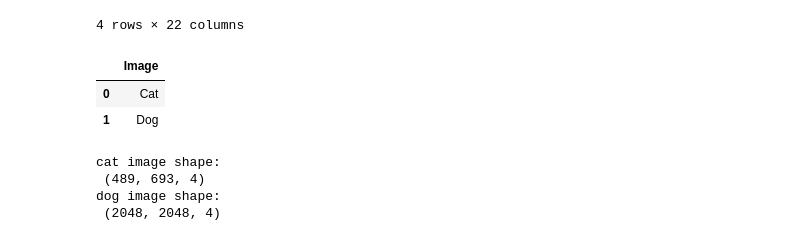
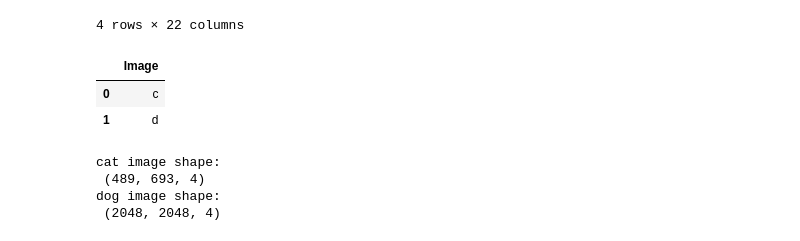
Before and after one commit to Taoheed-O/Machine-Learning, a Jupyter notebook: Feature_Engineering/Feature_Engineering.ipynb, the cells around one changed output. Cells and saved outputs as stored; diff of their text form; code cells hidden in the pictures.

```diff
--- a/Feature_Engineering/Feature_Engineering.ipynb
+++ b/Feature_Engineering/Feature_Engineering.ipynb
@@ -395,12 +396,12 @@ from skimage import io
 # %%
 c = io.imread('minion.png')
 d = io.imread('minion_2.png')
-df = pd.DataFrame(['Cat', 'Dog'], columns=['Image'])
+df = pd.DataFrame(['c', 'd'], columns=['Image'])
 df
 # %% [output]
 |  | Image |
-| 0 | Cat |
-| 1 | Dog |
+| 0 | c |
+| 1 | d |
 # %%
 print(f"cat image shape:\n {c.shape}")
 print(f"dog image shape:\n {d.shape}")
```
Also changed, not shown: parts of 3 cells of this notebook.
